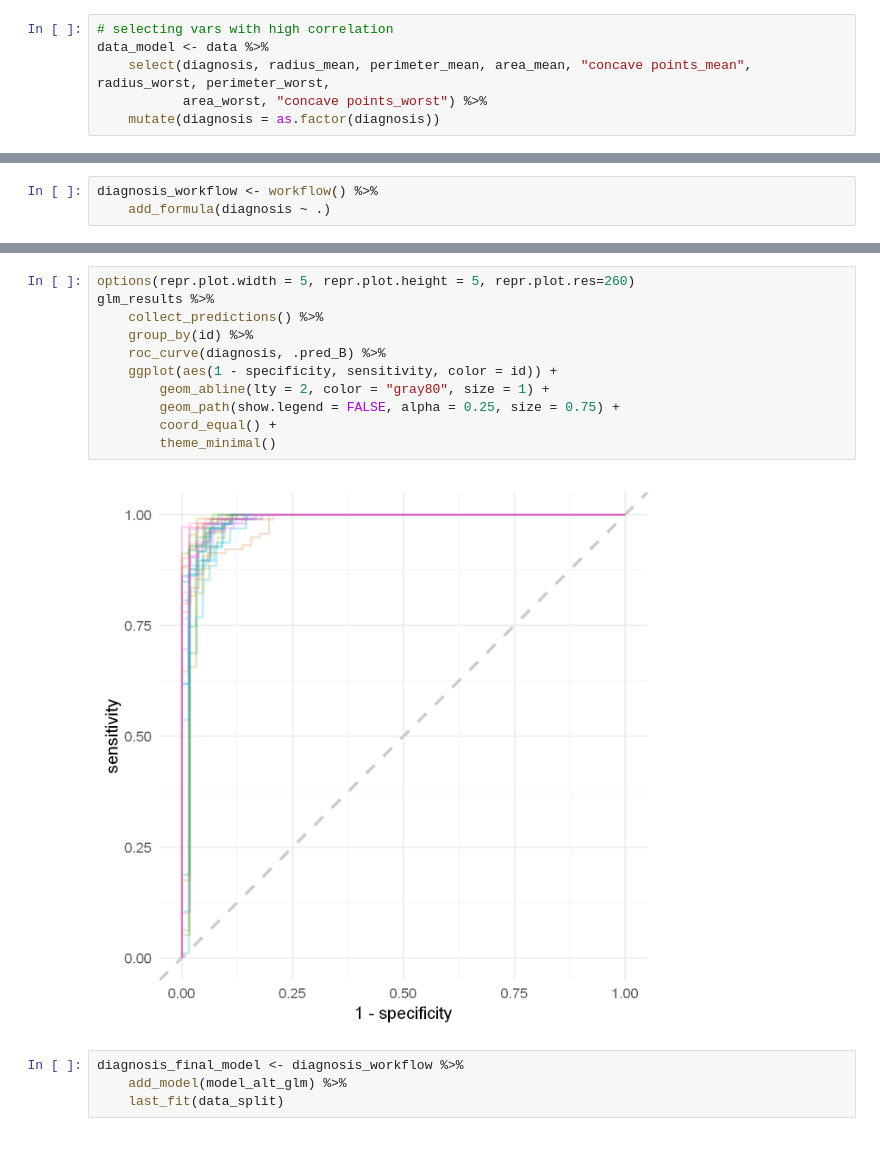
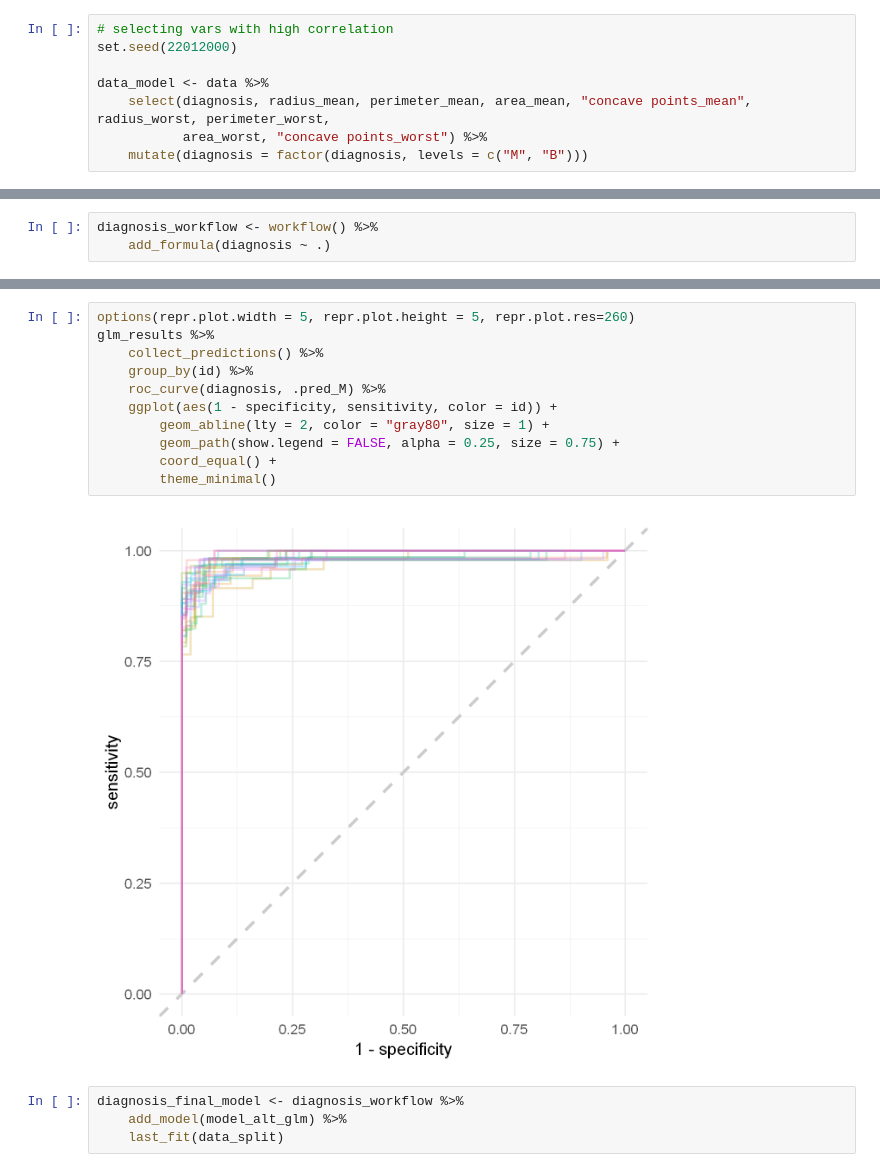
Before and after one commit to MichaszJ/Notebooks, a Jupyter notebook: Wisconsin Breast Cancer Classification.ipynb, the cells around one changed output, grey strips where cells are left out. Drawn from its saved outputs; the diff is of its cells as text.

```diff
--- a/Wisconsin Breast Cancer Classification.ipynb
+++ b/Wisconsin Breast Cancer Classification.ipynb
@@ -188,10 +306,12 @@ print(worst_corr[1,])
               0.4162943               0.3238722
 # %%
 # selecting vars with high correlation
+set.seed(22012000)
+
 data_model <- data %>%
     select(diagnosis, radius_mean, perimeter_mean, area_mean, "concave points_mean", radius_worst, perimeter_worst,
            area_worst, "concave points_worst") %>%
-    mutate(diagnosis = as.factor(diagnosis))
+    mutate(diagnosis = factor(diagnosis, levels = c("M", "B")))
 # %%
 data_split <- initial_split(data_model)
 # %%
@@ -496,16 +650,16 @@ ggplot(results, aes(model, mean, fill = .metric)) +
 # %%
 options(repr.plot.width = 5, repr.plot.height = 5, repr.plot.res=260)
 glm_results %>%
     collect_predictions() %>%
     group_by(id) %>%
-    roc_curve(diagnosis, .pred_B) %>%
+    roc_curve(diagnosis, .pred_M) %>%
     ggplot(aes(1 - specificity, sensitivity, color = id)) +
         geom_abline(lty = 2, color = "gray80", size = 1) +
         geom_path(show.legend = FALSE, alpha = 0.25, size = 0.75) +
         coord_equal() +
         theme_minimal()
 # %% [output]
-[figure, old version]
+[figure, new version]
 # %%
 diagnosis_final_model <- diagnosis_workflow %>%
     add_model(model_alt_glm) %>%
```
Also changed, not shown: parts of 43 cells of this notebook.
